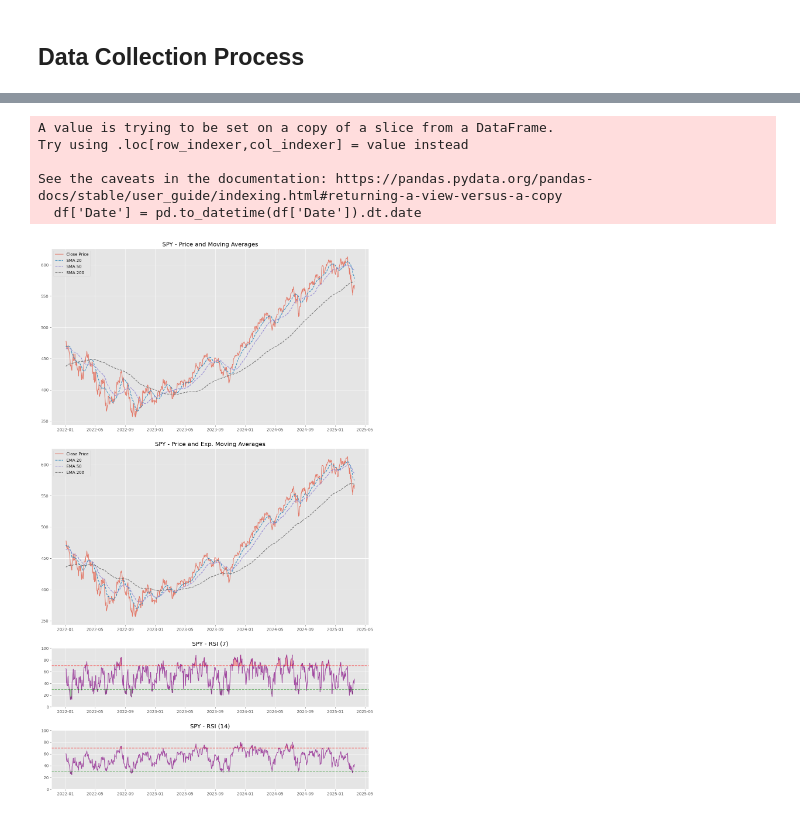
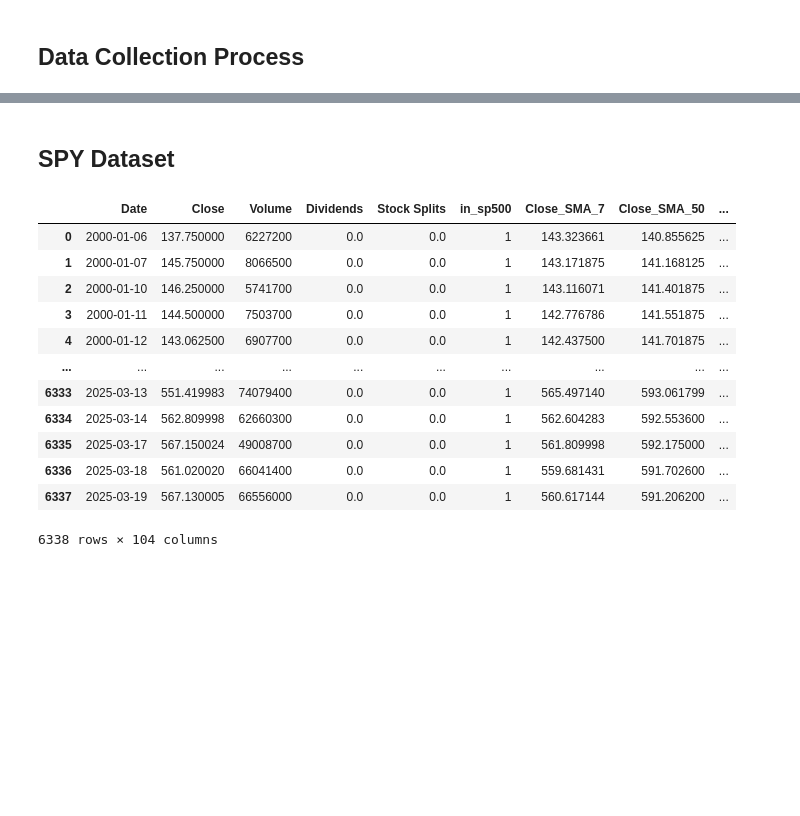
Before and after one commit to vavabramov/ts_llm_prediction, a Jupyter notebook: stocks_dc_daily.ipynb, the cells around one changed output, grey strips where cells are left out. Drawn from its saved outputs; the diff is of its cells as text; code cells hidden in the pictures; blank space fills up the shorter version.

```diff
--- a/stocks_dc_daily.ipynb
+++ b/stocks_dc_daily.ipynb
@@ -219,9 +284,2 @@ batch
-# %%
-plot_indicators(batch[batch['Date'] > '2022-01-01'])
-# %% [output]
-A value is trying to be set on a copy of a slice from a DataFrame.
-Try using .loc[row_indexer,col_indexer] = value instead
-
-See the caveats in the documentation: https://pandas.pydata.org/pandas-docs/stable/user_guide/indexing.html#returning-a-view-versus-a-copy
-  df['Date'] = pd.to_datetime(df['Date']).dt.date
-[figure, removed]
+# %% [markdown]
+## SPY Dataset
@@ -227,0 +336,18 @@ See the caveats in the documentation: https://pandas.pydata.org/pandas-docs/stab
+# %%
+df = build_one_df(directory=directory, core_ticker='SPY')
+df.to_csv('SPY_full.csv', index=False)
+df
+# %% [output]
+|  | Date | Close | Volume | Dividends | Stock Splits | in_sp500 | Close_SMA_7 | Close_SMA_50 | ... |
+| 0 | 2000-01-06 | 137.750000 | 6227200 | 0.0 | 0.0 | 1 | 143.323661 | 140.855625 | ... |
+| 1 | 2000-01-07 | 145.750000 | 8066500 | 0.0 | 0.0 | 1 | 143.171875 | 141.168125 | ... |
+| 2 | 2000-01-10 | 146.250000 | 5741700 | 0.0 | 0.0 | 1 | 143.116071 | 141.401875 | ... |
+| 3 | 2000-01-11 | 144.500000 | 7503700 | 0.0 | 0.0 | 1 | 142.776786 | 141.551875 | ... |
+| 4 | 2000-01-12 | 143.062500 | 6907700 | 0.0 | 0.0 | 1 | 142.437500 | 141.701875 | ... |
+| ... | ... | ... | ... | ... | ... | ... | ... | ... | ... |
+| 6333 | 2025-03-13 | 551.419983 | 74079400 | 0.0 | 0.0 | 1 | 565.497140 | 593.061799 | ... |
+| 6334 | 2025-03-14 | 562.809998 | 62660300 | 0.0 | 0.0 | 1 | 562.604283 | 592.553600 | ... |
+| 6335 | 2025-03-17 | 567.150024 | 49008700 | 0.0 | 0.0 | 1 | 561.809998 | 592.175000 | ... |
+| 6336 | 2025-03-18 | 561.020020 | 66041400 | 0.0 | 0.0 | 1 | 559.681431 | 591.702600 | ... |
+| 6337 | 2025-03-19 | 567.130005 | 66556000 | 0.0 | 0.0 | 1 | 560.617144 | 591.206200 | ... |
+6338 rows × 104 columns
```
Also changed, not shown: parts of 9 cells of this notebook, 6 other files.
